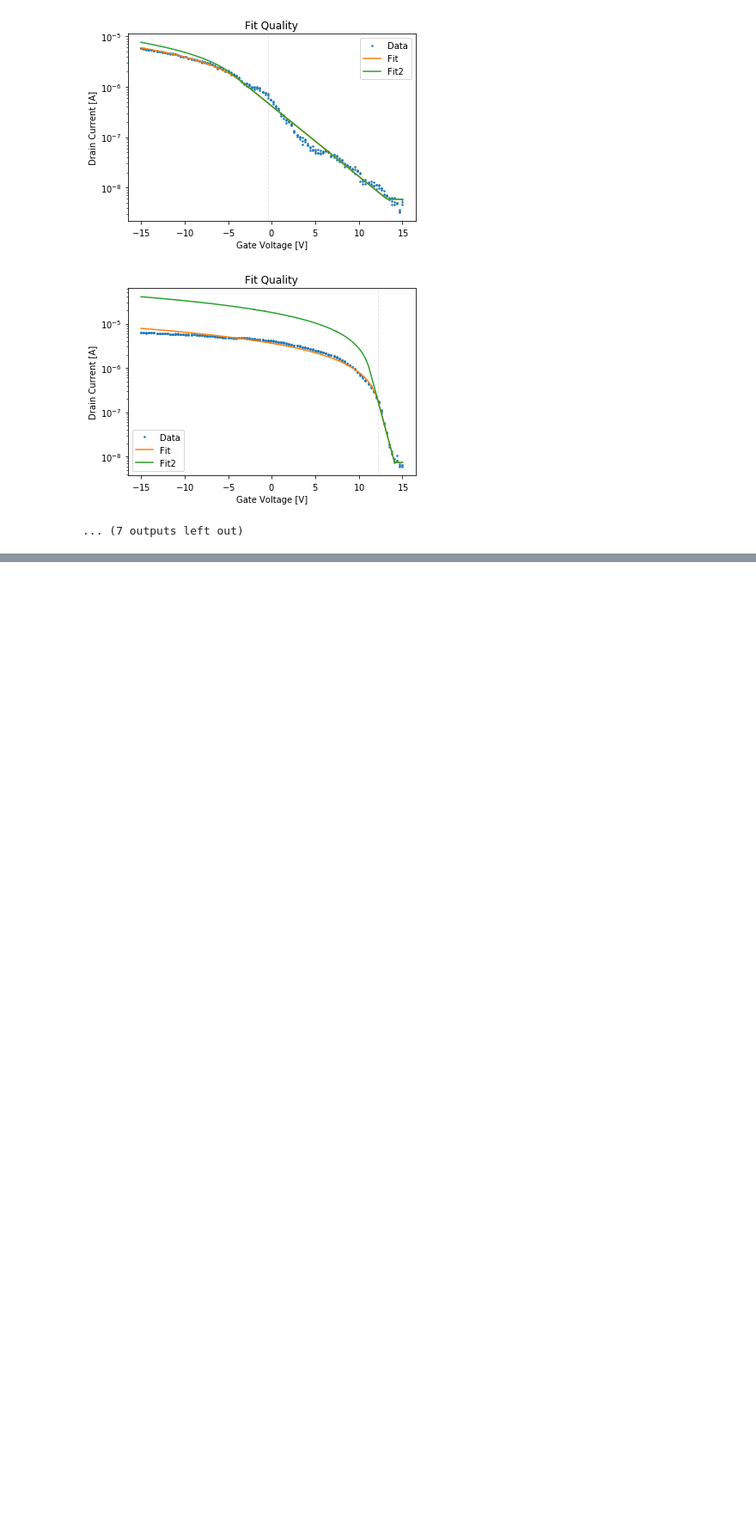
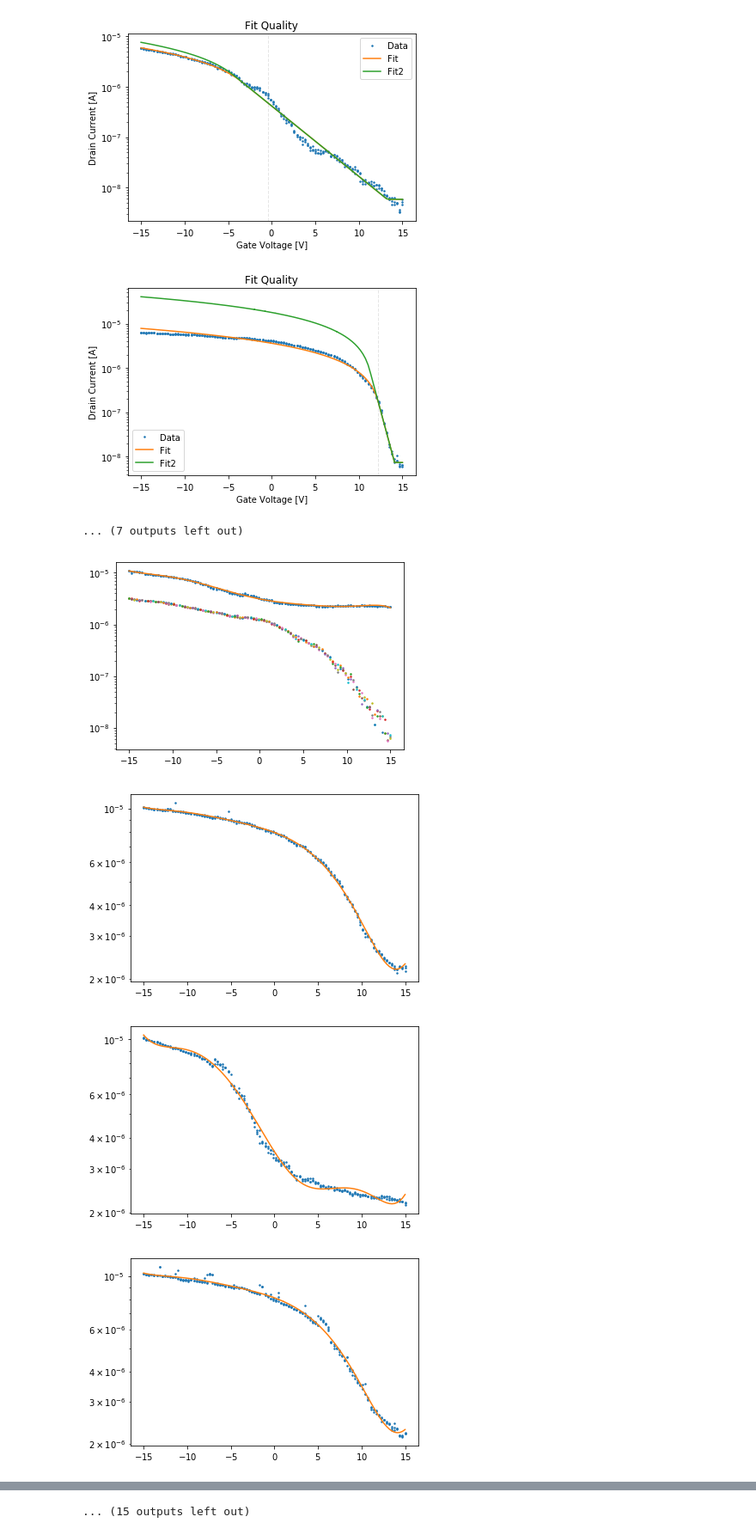
Before and after one commit to stevennoyce/CNT_IV, a Jupyter notebook: b2912a/notebooks/CNTFET Fitting Test 1.ipynb, the cells around one changed output, grey strips where cells are left out. Shown at 86% size. Cells and saved outputs as stored; diff of their text form; code cells hidden in the pictures; blank space fills up the shorter version.

```diff
--- a/b2912a/notebooks/CNTFET Fitting Test 1.ipynb
+++ b/b2912a/notebooks/CNTFET Fitting Test 1.ipynb
@@ -288,3 +288,19 @@ for i in range(len(datas)):
 [figure]
 [figure]
 ... (7 outputs left out)
+# %%
+for i in range(len(datas)):
+    VGSsSections = np.array_split(datas[i]['voltage2s'], 2)
+    IdsSections = np.array_split(datas[i]['current1s'], 2)
+
+    for Vgss, Idss in zip(VGSsSections, IdsSections):
+        plt.semilogy(Vgss, Idss, '.', label='Data', markersize=3)
+
+        p = np.polyfit(Vgss, Idss, 7)
+        plt.semilogy(Vgss, np.polyval(p, Vgss), label='Fit')
+        plt.show()
+# %% [output]
+[figure, added]
+[figure, added]
+[figure, added]
+[figure, added]
@@ -290,0 +315 @@ for i in range(len(datas)):
+... (15 outputs left out)
```
Also changed, not shown: parts of 1 cell of this notebook, 3 other files.
